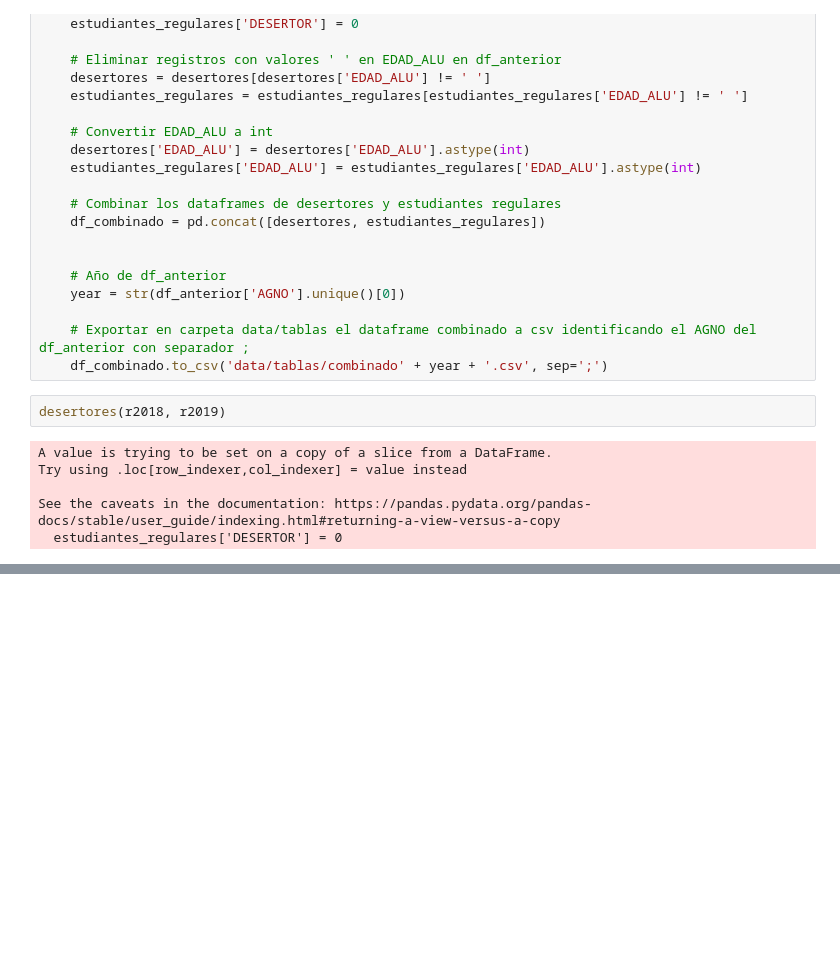
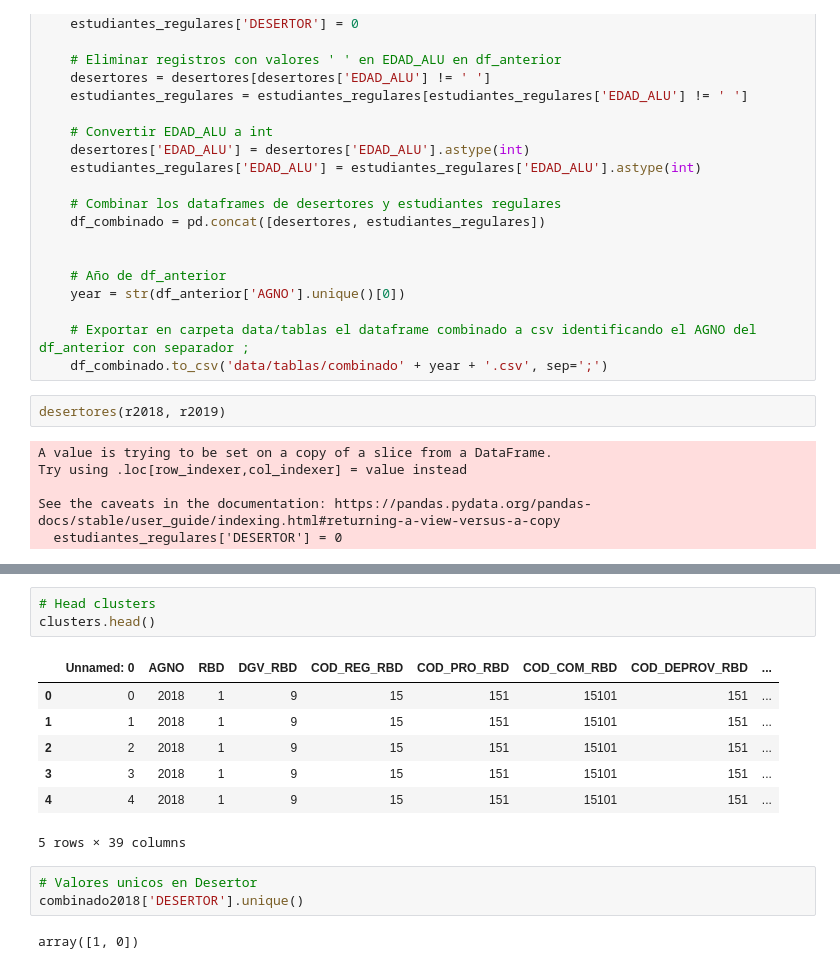
Before and after one commit to davidlealo/desercion-escolar, a Jupyter notebook: 20231217_analisis_clusters.ipynb, the cells around one changed output, grey strips where cells are left out. Cells and saved outputs as stored; diff of their text form; blank space fills up the shorter version.

```diff
--- a/20231217_analisis_clusters.ipynb
+++ b/20231217_analisis_clusters.ipynb
@@ -64,0 +122,16 @@ See the caveats in the documentation: https://pandas.pydata.org/pandas-docs/stab
+# %%
+# Head clusters
+clusters.head()
+# %% [output]
+|  | Unnamed: 0 | AGNO | RBD | DGV_RBD | COD_REG_RBD | COD_PRO_RBD | COD_COM_RBD | COD_DEPROV_RBD | ... |
+| 0 | 0 | 2018 | 1 | 9 | 15 | 151 | 15101 | 151 | ... |
+| 1 | 1 | 2018 | 1 | 9 | 15 | 151 | 15101 | 151 | ... |
+| 2 | 2 | 2018 | 1 | 9 | 15 | 151 | 15101 | 151 | ... |
+| 3 | 3 | 2018 | 1 | 9 | 15 | 151 | 15101 | 151 | ... |
+| 4 | 4 | 2018 | 1 | 9 | 15 | 151 | 15101 | 151 | ... |
+5 rows × 39 columns
+# %%
+# Valores unicos en Desertor
+combinado2018['DESERTOR'].unique()
+# %% [output]
+array([1, 0])
```
Also changed, not shown: parts of 23 cells of this notebook.
